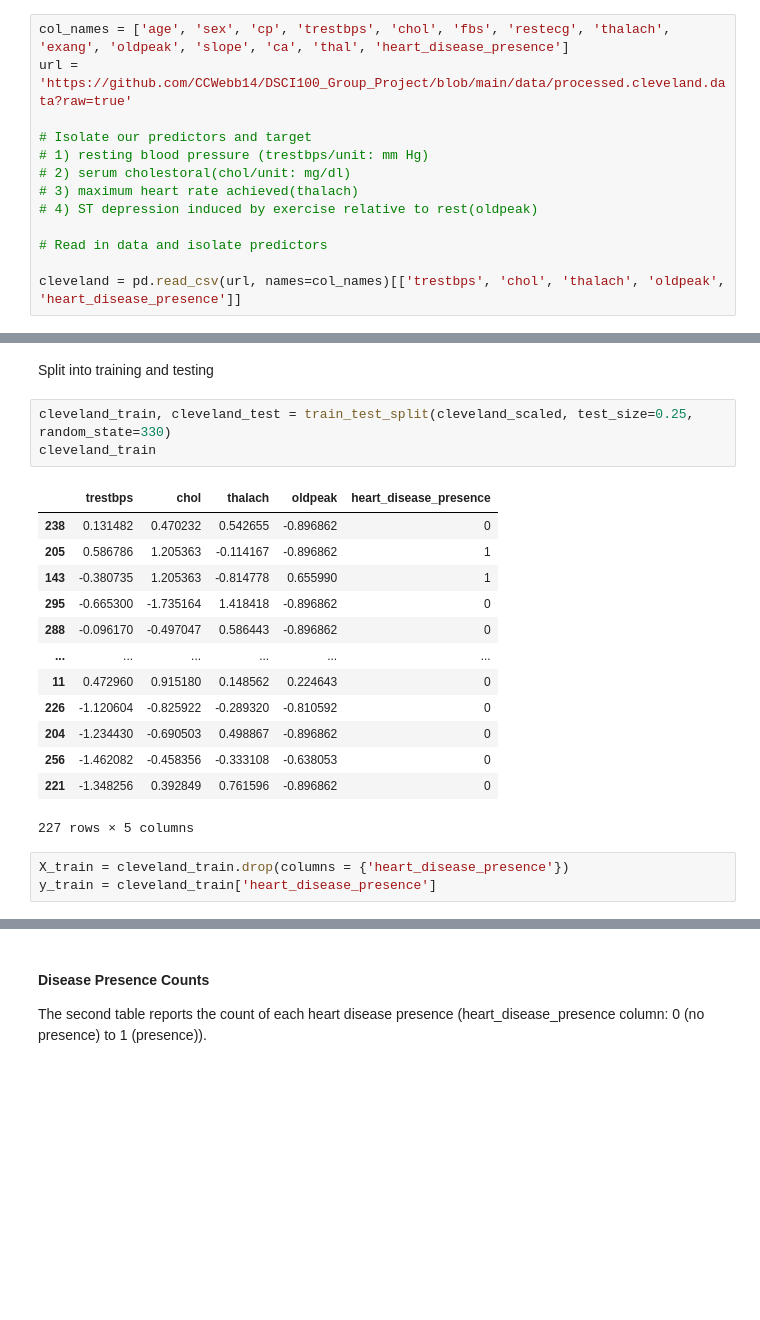
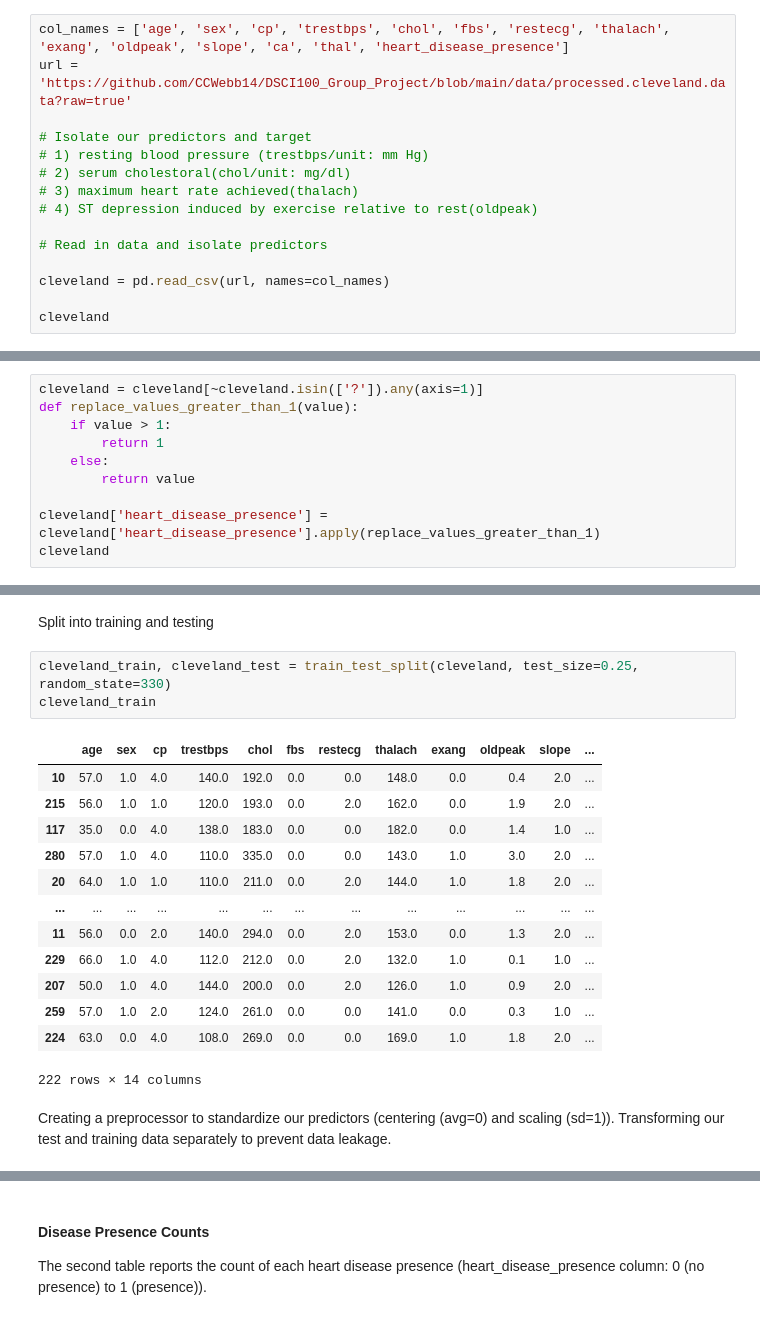
Before and after one commit to CCWebb14/DSCI100_Group_Project, a Jupyter notebook: final_project_file_0-1.ipynb, the cells around one changed output, grey strips where cells are left out. Drawn from its saved outputs; the diff is of its cells as text; blank space fills up the shorter version.

Commit message:
Separated the training and testing standardization, included all columns in training.

```diff
--- a/final_project_file_0-1.ipynb
+++ b/final_project_file_0-1.ipynb
@@ -101,4 +101,6 @@ url = 'https://github.com/CCWebb14/DSCI100_Group_Project/blob/main/data/processe
 
 # Read in data and isolate predictors
 
-cleveland = pd.read_csv(url, names=col_names)[['trestbps', 'chol', 'thalach', 'oldpeak', 'heart_disease_presence']]
+cleveland = pd.read_csv(url, names=col_names)
+
+cleveland
@@ -137,0 +125,10 @@ cleveland_scaled = cleveland_preprocessor.fit_transform(cleveland)
+# %%
+cleveland = cleveland[~cleveland.isin(['?']).any(axis=1)]
+def replace_values_greater_than_1(value):
+    if value > 1:
+        return 1
+    else:
+        return value
+
+cleveland['heart_disease_presence'] = cleveland['heart_disease_presence'].apply(replace_values_greater_than_1)
+cleveland
@@ -138,22 +154,21 @@ cleveland_scaled = cleveland_preprocessor.fit_transform(cleveland)
 # %% [markdown]
 Split into training and testing
 # %%
-cleveland_train, cleveland_test = train_test_split(cleveland_scaled, test_size=0.25, random_state=330)
+cleveland_train, cleveland_test = train_test_split(cleveland, test_size=0.25, random_state=330)
 cleveland_train
 # %% [output]
-|  | trestbps | chol | thalach | oldpeak | heart_disease_presence |
-| 238 | 0.131482 | 0.470232 | 0.542655 | -0.896862 | 0 |
-| 205 | 0.586786 | 1.205363 | -0.114167 | -0.896862 | 1 |
-| 143 | -0.380735 | 1.205363 | -0.814778 | 0.655990 | 1 |
-| 295 | -0.665300 | -1.735164 | 1.418418 | -0.896862 | 0 |
-| 288 | -0.096170 | -0.497047 | 0.586443 | -0.896862 | 0 |
-| ... | ... | ... | ... | ... | ... |
-| 11 | 0.472960 | 0.915180 | 0.148562 | 0.224643 | 0 |
-| 226 | -1.120604 | -0.825922 | -0.289320 | -0.810592 | 0 |
-| 204 | -1.234430 | -0.690503 | 0.498867 | -0.896862 | 0 |
-| 256 | -1.462082 | -0.458356 | -0.333108 | -0.638053 | 0 |
-| 221 | -1.348256 | 0.392849 | 0.761596 | -0.896862 | 0 |
+|  | age | sex | cp | trestbps | chol | fbs | restecg | thalach | exang | oldpeak | slope | ... |
+| 10 | 57.0 | 1.0 | 4.0 | 140.0 | 192.0 | 0.0 | 0.0 | 148.0 | 0.0 | 0.4 | 2.0 | ... |
+| 215 | 56.0 | 1.0 | 1.0 | 120.0 | 193.0 | 0.0 | 2.0 | 162.0 | 0.0 | 1.9 | 2.0 | ... |
+| 117 | 35.0 | 0.0 | 4.0 | 138.0 | 183.0 | 0.0 | 0.0 | 182.0 | 0.0 | 1.4 | 1.0 | ... |
+| 280 | 57.0 | 1.0 | 4.0 | 110.0 | 335.0 | 0.0 | 0.0 | 143.0 | 1.0 | 3.0 | 2.0 | ... |
+| 20 | 64.0 | 1.0 | 1.0 | 110.0 | 211.0 | 0.0 | 2.0 | 144.0 | 1.0 | 1.8 | 2.0 | ... |
+| ... | ... | ... | ... | ... | ... | ... | ... | ... | ... | ... | ... | ... |
+| 11 | 56.0 | 0.0 | 2.0 | 140.0 | 294.0 | 0.0 | 2.0 | 153.0 | 0.0 | 1.3 | 2.0 | ... |
+| 229 | 66.0 | 1.0 | 4.0 | 112.0 | 212.0 | 0.0 | 2.0 | 132.0 | 1.0 | 0.1 | 1.0 | ... |
+| 207 | 50.0 | 1.0 | 4.0 | 144.0 | 200.0 | 0.0 | 2.0 | 126.0 | 1.0 | 0.9 | 2.0 | ... |
+| 259 | 57.0 | 1.0 | 2.0 | 124.0 | 261.0 | 0.0 | 0.0 | 141.0 | 0.0 | 0.3 | 1.0 | ... |
+| 224 | 63.0 | 0.0 | 4.0 | 108.0 | 269.0 | 0.0 | 0.0 | 169.0 | 1.0 | 1.8 | 2.0 | ... |
-227 rows × 5 columns
+222 rows × 14 columns
-# %%
-X_train = cleveland_train.drop(columns = {'heart_disease_presence'})
-y_train = cleveland_train['heart_disease_presence']
+# %% [markdown]
+Creating a preprocessor to standardize our predictors (centering (avg=0) and scaling (sd=1)). Transforming our test and training data separately to prevent data leakage.
```
Also changed, not shown: parts of 26 cells of this notebook.
